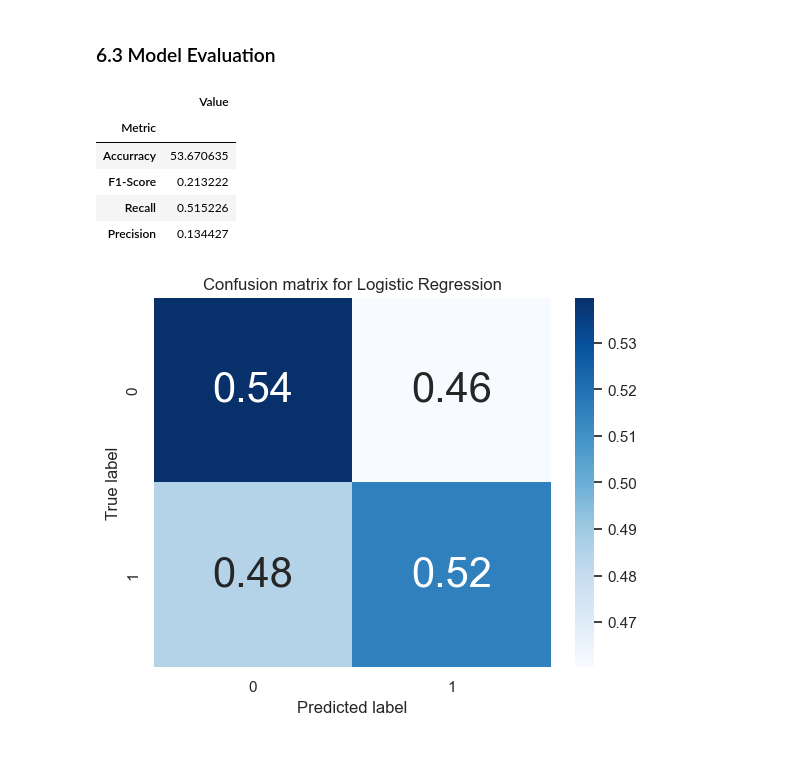
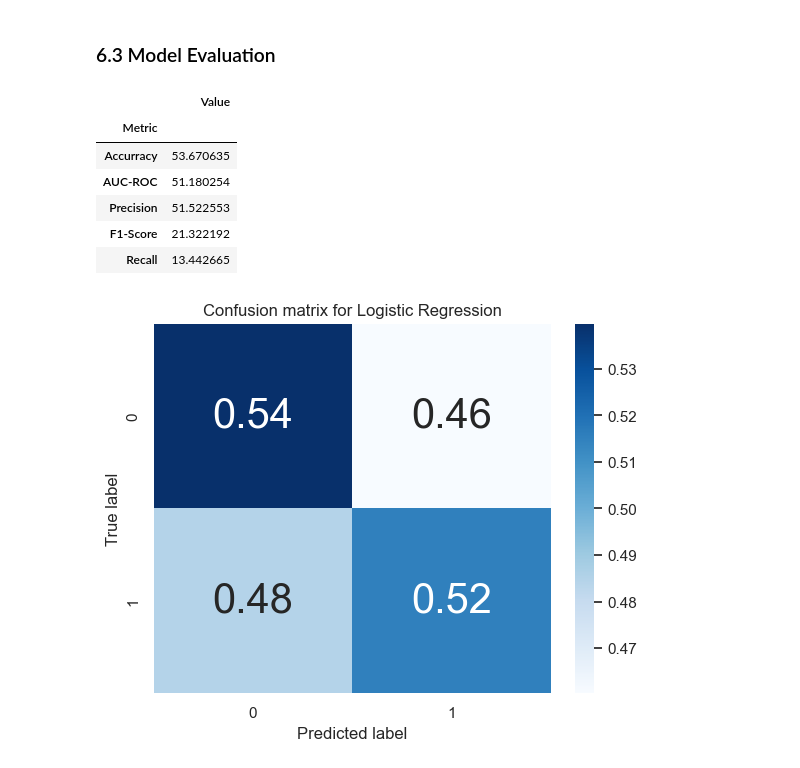
Before and after one commit to MazenMohamedAbdalla/Loan_Prediction, a Jupyter notebook: Loan Prediction/Loan_Prediction.ipynb, the cells around one changed output. Saved outputs shown, nothing was run; the diff lists cells and outputs as text; code cells hidden in the pictures.

```diff
--- a/Loan Prediction/Loan_Prediction.ipynb
+++ b/Loan Prediction/Loan_Prediction.ipynb
@@ -573,21 +573,23 @@ prediction = model.predict(X_test)
 # %% [markdown]
 ### 6.3 Model Evaluation
 # %%
-model_acc = (accuracy_score(prediction, y_test))*100
-model_prec = precision_score(y_test, prediction)
-model_rec = recall_score(y_test, prediction)
-model_f1 = f1_score(y_test, prediction)
+model_acc = (accuracy_score(prediction, y_test)) * 100
+model_prec = (precision_score(prediction, y_test)) * 100
+model_rec = (recall_score(prediction, y_test)) * 100
+model_f1 = (f1_score(prediction, y_test)) * 100
+model_auc = (roc_auc_score(prediction, y_test)) * 100
 # %%
-ev = pd.DataFrame({'Metric':['Accurracy','F1-Score','Recall','Precision'],
-             'Value':[model_acc,model_f1,model_rec,model_prec]}).set_index('Metric')
+ev = pd.DataFrame({'Metric':['Accurracy','AUC-ROC','Precision','F1-Score','Recall',],
+             'Value':[model_acc, model_auc, model_prec, model_f1, model_rec]}).set_index('Metric')
 ev
 # %% [output]
 |  | Value |
 | Metric |  |
 | Accurracy | 53.670635 |
-| F1-Score | 0.213222 |
-| Recall | 0.515226 |
-| Precision | 0.134427 |
+| AUC-ROC | 51.180254 |
+| Precision | 51.522553 |
+| F1-Score | 21.322192 |
+| Recall | 13.442665 |
 # %%
 cm = confusion_matrix(y_test, prediction)
 cm = cm.astype('float') / cm.sum(axis=1)[:, np.newaxis]
```
Also changed, not shown: parts of 2 cells of this notebook, 1 other file.
